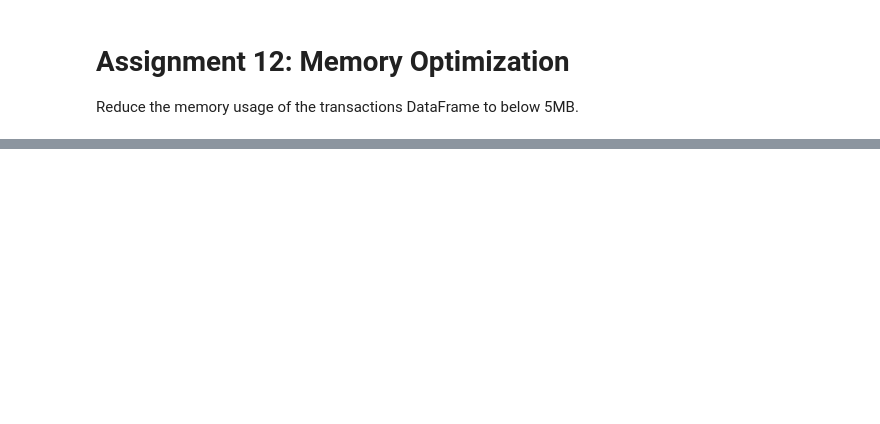
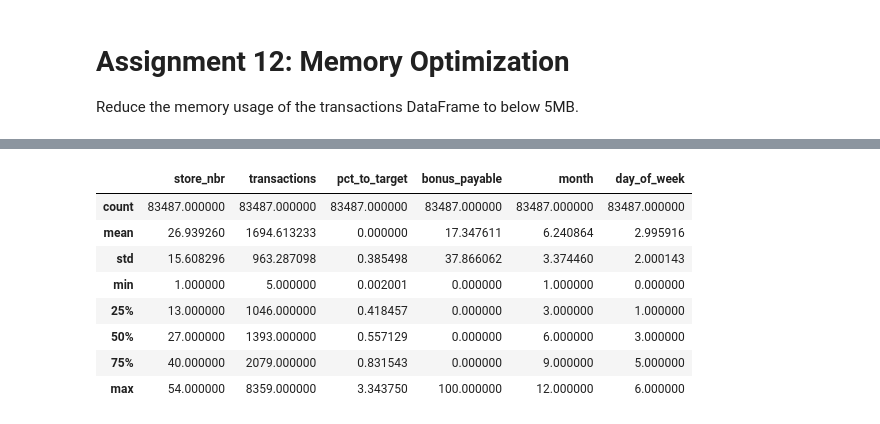
Before and after one commit to maciejsss/data-analysis-pandas, a Jupyter notebook: Course Assignment Notebooks/section03_DataFrames.ipynb, the cells around one changed output, grey strips where cells are left out. Saved outputs shown, nothing was run; the diff lists cells and outputs as text; code cells hidden in the pictures; blank space fills up the shorter version.

```diff
--- a/Course Assignment Notebooks/section03_DataFrames.ipynb
+++ b/Course Assignment Notebooks/section03_DataFrames.ipynb
@@ -532,0 +602,12 @@ memory usage: 4.2 MB
+# %%
+transactions.describe()
+# %% [output]
+|  | store_nbr | transactions | pct_to_target | bonus_payable | month | day_of_week |
+| count | 83487.000000 | 83487.000000 | 83487.000000 | 83487.000000 | 83487.000000 | 83487.000000 |
+| mean | 26.939260 | 1694.613233 | 0.000000 | 17.347611 | 6.240864 | 2.995916 |
+| std | 15.608296 | 963.287098 | 0.385498 | 37.866062 | 3.374460 | 2.000143 |
+| min | 1.000000 | 5.000000 | 0.002001 | 0.000000 | 1.000000 | 0.000000 |
+| 25% | 13.000000 | 1046.000000 | 0.418457 | 0.000000 | 3.000000 | 1.000000 |
+| 50% | 27.000000 | 1393.000000 | 0.557129 | 0.000000 | 6.000000 | 3.000000 |
+| 75% | 40.000000 | 2079.000000 | 0.831543 | 0.000000 | 9.000000 | 5.000000 |
+| max | 54.000000 | 8359.000000 | 3.343750 | 100.000000 | 12.000000 | 6.000000 |
```
Also changed, not shown: parts of 12 cells of this notebook, 1 other file.
